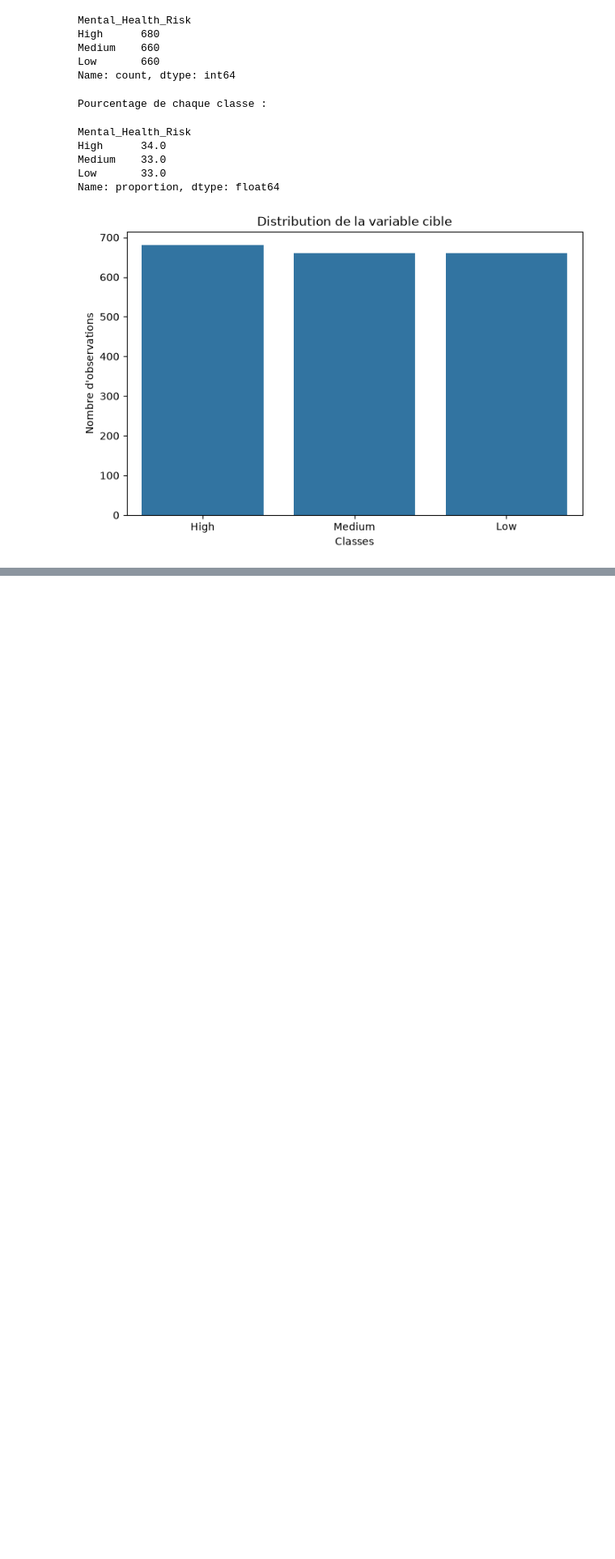
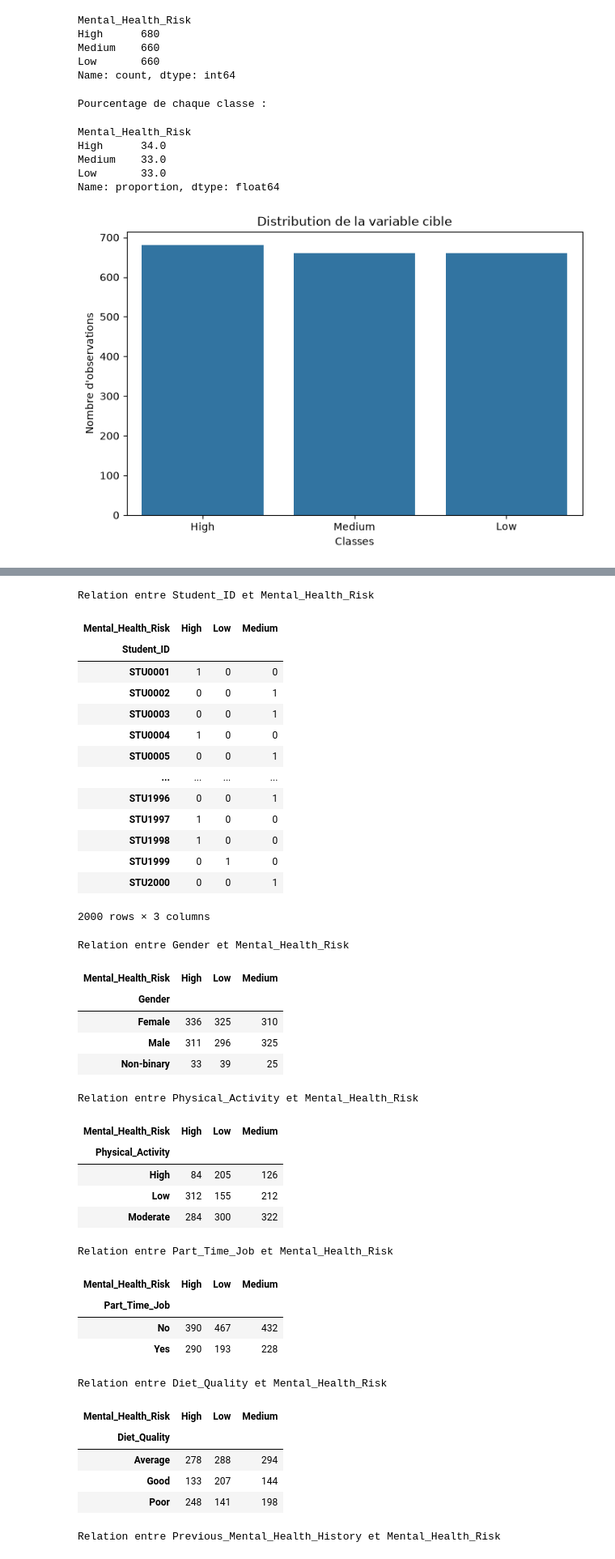
Before and after one commit to SaadiaAjbbar/Mental_Health_Risk_Prediction, a Jupyter notebook: notebooks/01_EDA.ipynb, the cells around one changed output, grey strips where cells are left out. Shown at 81% size. Cells and saved outputs as stored; diff of their text form; code cells hidden in the pictures; blank space fills up the shorter version.

```diff
--- a/notebooks/01_EDA.ipynb
+++ b/notebooks/01_EDA.ipynb
@@ -519,0 +571,8 @@ plt.show()
+# %%
+categorical_columns = X.select_dtypes(
+    include=["object", "category"]
+).columns
+
+print("Variables catégorielles :")
+
+print(categorical_columns)
@@ -519,0 +586,48 @@ plt.show()
+# %%
+for column in categorical_columns:
+
+    print(f"\nRelation entre {column} et {TARGET_COLUMN}")
+
+    cross_table = pd.crosstab(df[column], df[TARGET_COLUMN])
+
+    display(cross_table)
+# %% [output]
+Relation entre Student_ID et Mental_Health_Risk
+| Mental_Health_Risk | High | Low | Medium |
+| Student_ID |  |  |  |
+| STU0001 | 1 | 0 | 0 |
+| STU0002 | 0 | 0 | 1 |
+| STU0003 | 0 | 0 | 1 |
+| STU0004 | 1 | 0 | 0 |
+| STU0005 | 0 | 0 | 1 |
+| ... | ... | ... | ... |
+| STU1996 | 0 | 0 | 1 |
+| STU1997 | 1 | 0 | 0 |
+| STU1998 | 1 | 0 | 0 |
+| STU1999 | 0 | 1 | 0 |
+| STU2000 | 0 | 0 | 1 |
+2000 rows × 3 columns
+Relation entre Gender et Mental_Health_Risk
+| Mental_Health_Risk | High | Low | Medium |
+| Gender |  |  |  |
+| Female | 336 | 325 | 310 |
+| Male | 311 | 296 | 325 |
+| Non-binary | 33 | 39 | 25 |
+Relation entre Physical_Activity et Mental_Health_Risk
+| Mental_Health_Risk | High | Low | Medium |
+| Physical_Activity |  |  |  |
+| High | 84 | 205 | 126 |
+| Low | 312 | 155 | 212 |
+| Moderate | 284 | 300 | 322 |
+Relation entre Part_Time_Job et Mental_Health_Risk
+| Mental_Health_Risk | High | Low | Medium |
+| Part_Time_Job |  |  |  |
+| No | 390 | 467 | 432 |
+| Yes | 290 | 193 | 228 |
+Relation entre Diet_Quality et Mental_Health_Risk
+| Mental_Health_Risk | High | Low | Medium |
+| Diet_Quality |  |  |  |
+| Average | 278 | 288 | 294 |
+| Good | 133 | 207 | 144 |
+| Poor | 248 | 141 | 198 |
+Relation entre Previous_Mental_Health_History et Mental_Health_Risk
```
Also changed, not shown: parts of 8 cells of this notebook.
